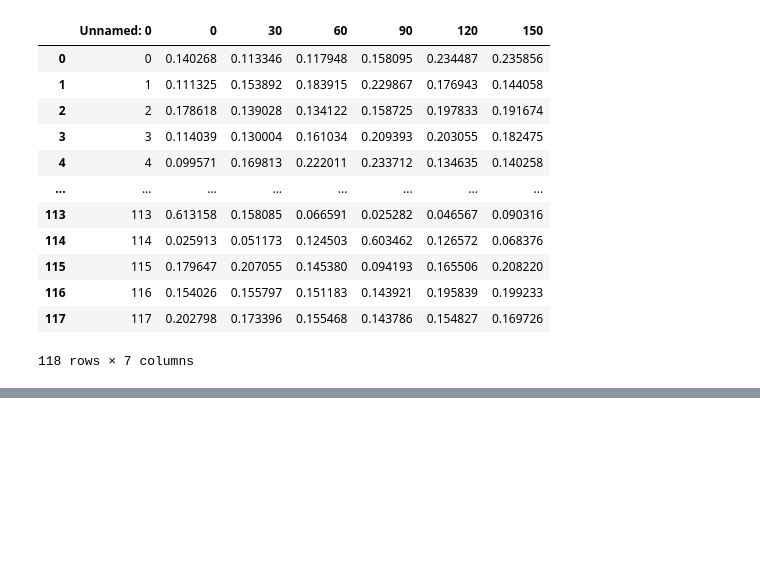
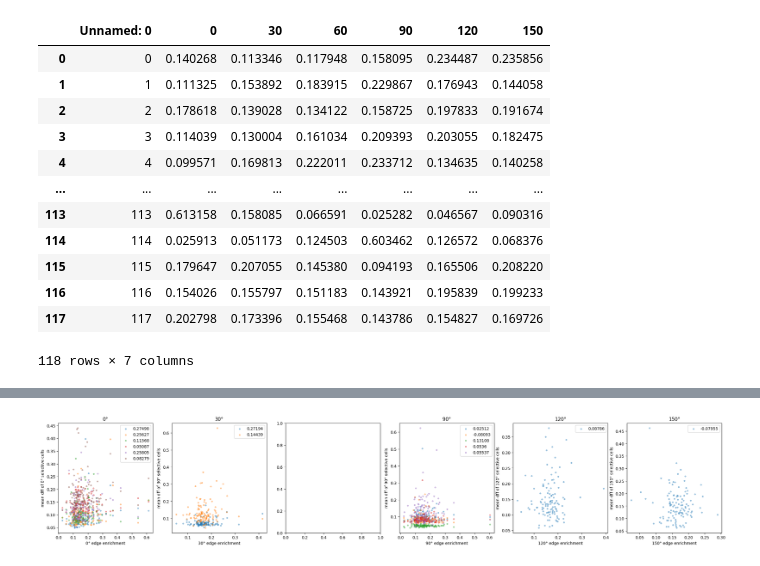
Before and after one commit to nyin01/natural-scene-tuning, a Jupyter notebook: scripts/dff_correlation_analysis.ipynb, the cells around one changed output, grey strips where cells are left out. Drawn from its saved outputs; the diff is of its cells as text; code cells hidden in the pictures; blank space fills up the shorter version.

```diff
--- a/scripts/dff_correlation_analysis.ipynb
+++ b/scripts/dff_correlation_analysis.ipynb
@@ -365,0 +219,4 @@ plt.scatter(edge_score_120, activity_120, marker="o", s=20)
+# %%
+generate_fig(max_df_dict_one_T)
+# %% [output]
+[figure, added]
```
Also changed, not shown: parts of 35 cells of this notebook.
